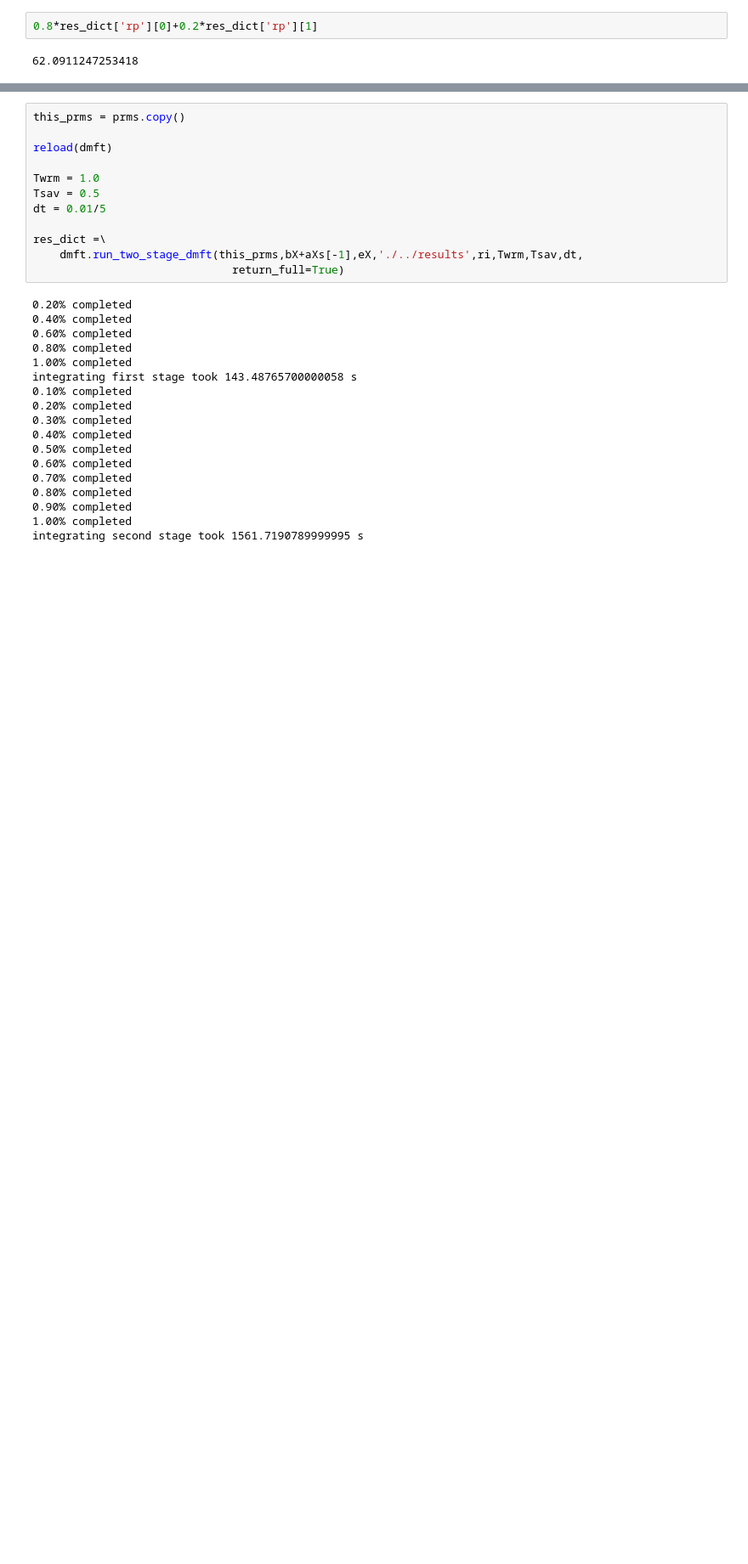
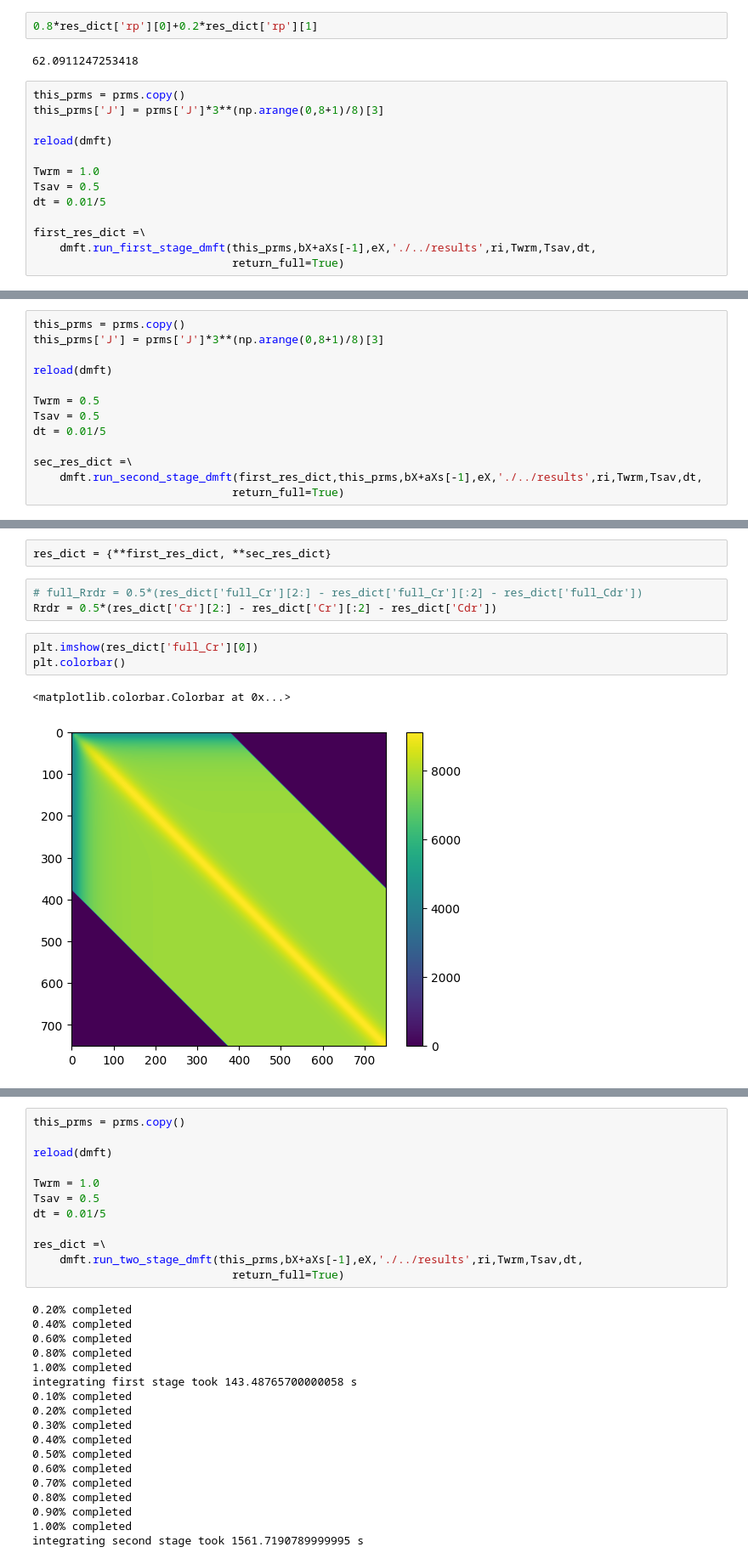
Before and after one commit to AddingAddict/ToroidalNetworks, a Jupyter notebook: sparse_weights/notebooks/ring_dmft.ipynb, the cells around one changed output, grey strips where cells are left out. Shown at 85% size. Saved outputs shown, nothing was run; the diff lists cells and outputs as text; blank space fills up the shorter version.

```diff
--- a/sparse_weights/notebooks/ring_dmft.ipynb
+++ b/sparse_weights/notebooks/ring_dmft.ipynb
@@ -589,3 +589,16 @@ array([[20.939125, 20.939129, 20.93911 , ..., 20.876768, 20.876768,
 0.8*res_dict['rp'][0]+0.2*res_dict['rp'][1]
 # %% [output]
 62.0911247253418
+# %%
+this_prms = prms.copy()
+this_prms['J'] = prms['J']*3**(np.arange(0,8+1)/8)[3]
+
+reload(dmft)
+
+Twrm = 1.0
+Tsav = 0.5
+dt = 0.01/5
+
+first_res_dict =\
+    dmft.run_first_stage_dmft(this_prms,bX+aXs[-1],eX,'./../results',ri,Twrm,Tsav,dt,
+                              return_full=True)
@@ -591,0 +612,13 @@ array([[20.939125, 20.939129, 20.93911 , ..., 20.876768, 20.876768,
+# %%
+this_prms = prms.copy()
+this_prms['J'] = prms['J']*3**(np.arange(0,8+1)/8)[3]
+
+reload(dmft)
+
+Twrm = 0.5
+Tsav = 0.5
+dt = 0.01/5
+
+sec_res_dict =\
+    dmft.run_second_stage_dmft(first_res_dict,this_prms,bX+aXs[-1],eX,'./../results',ri,Twrm,Tsav,dt,
+                              return_full=True)
@@ -591,0 +643,11 @@ array([[20.939125, 20.939129, 20.93911 , ..., 20.876768, 20.876768,
+# %%
+res_dict = {**first_res_dict, **sec_res_dict}
+# %%
+# full_Rrdr = 0.5*(res_dict['full_Cr'][2:] - res_dict['full_Cr'][:2] - res_dict['full_Cdr'])
+Rrdr = 0.5*(res_dict['Cr'][2:] - res_dict['Cr'][:2] - res_dict['Cdr'])
+# %%
+plt.imshow(res_dict['full_Cr'][0])
+plt.colorbar()
+# %% [output]
+<matplotlib.colorbar.Colorbar at 0x...>
+[figure, added]
```
Also changed, not shown: parts of 11 cells of this notebook, 5 other files.
